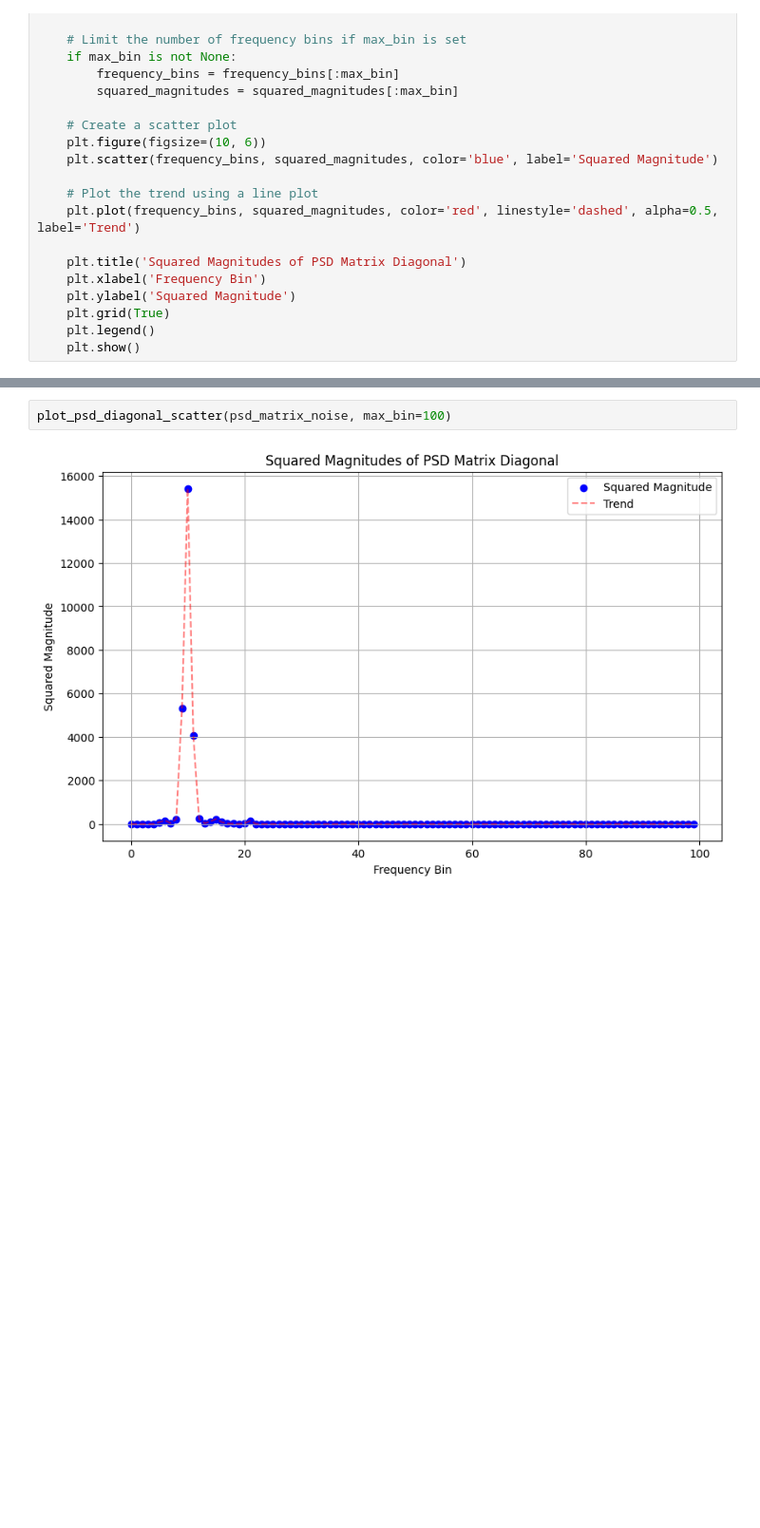
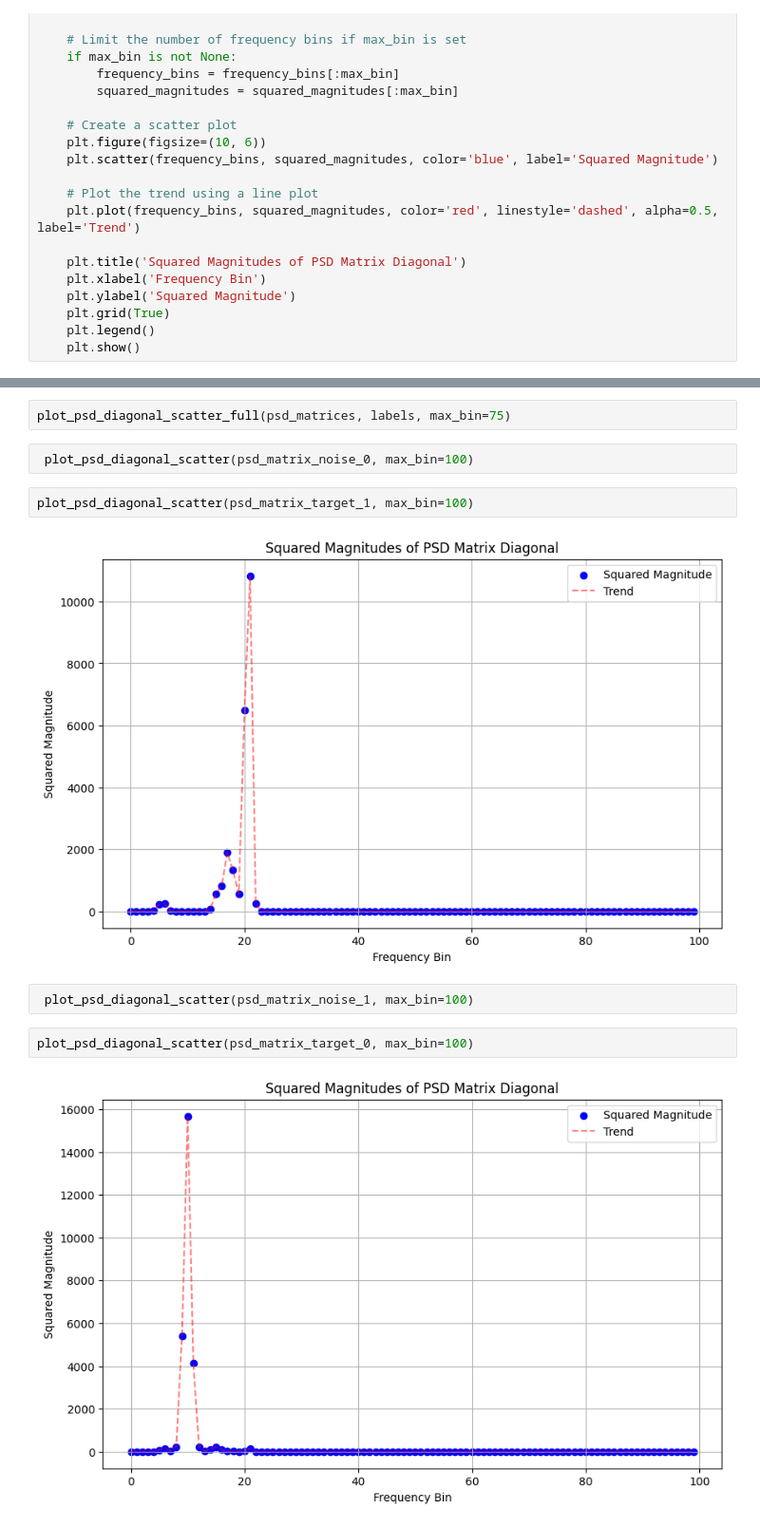
Before and after one commit to YosraGriri/AV-speech-separation, a Jupyter notebook: Mask_Estimation/VisualVoice/plot_data.ipynb, the cells around one changed output, grey strips where cells are left out. Shown at 95% size. Saved outputs shown, nothing was run; the diff lists cells and outputs as text; blank space fills up the shorter version.

```diff
--- a/Mask_Estimation/VisualVoice/plot_data.ipynb
+++ b/Mask_Estimation/VisualVoice/plot_data.ipynb
@@ -44,4 +117,14 @@ plot_psd_diagonal_scatter(psd_matrix_target, max_bin=100)
+# %%
+plot_psd_diagonal_scatter_full(psd_matrices, labels, max_bin=75)
+# %%
+ plot_psd_diagonal_scatter(psd_matrix_noise_0, max_bin=100)
 # %%
-plot_psd_diagonal_scatter(psd_matrix_noise, max_bin=100)
+plot_psd_diagonal_scatter(psd_matrix_target_1, max_bin=100)
 # %% [output]
-[figure, old version]
+[figure, new version]
+# %%
+ plot_psd_diagonal_scatter(psd_matrix_noise_1, max_bin=100)
+# %%
+plot_psd_diagonal_scatter(psd_matrix_target_0, max_bin=100)
+# %% [output]
+[figure, added]
```
Also changed, not shown: parts of 7 cells of this notebook, 12 other files.
